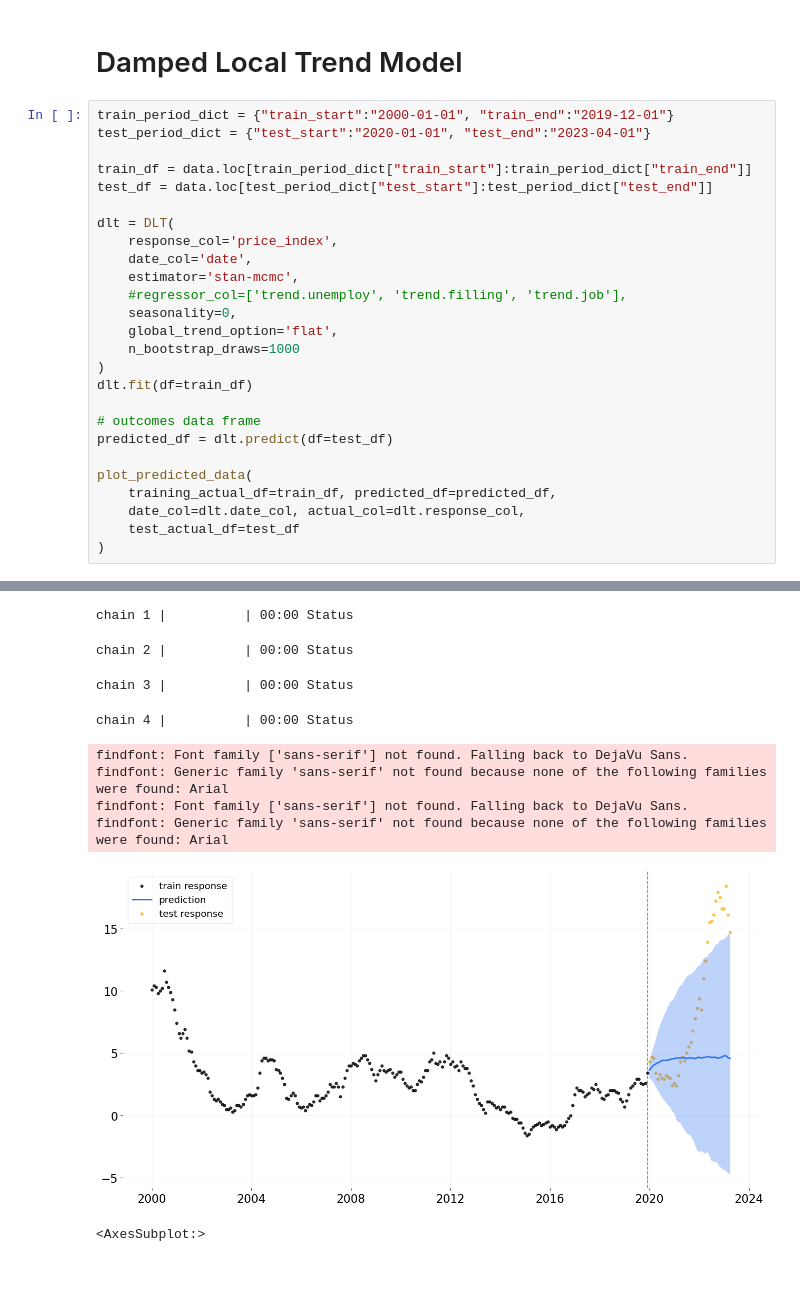
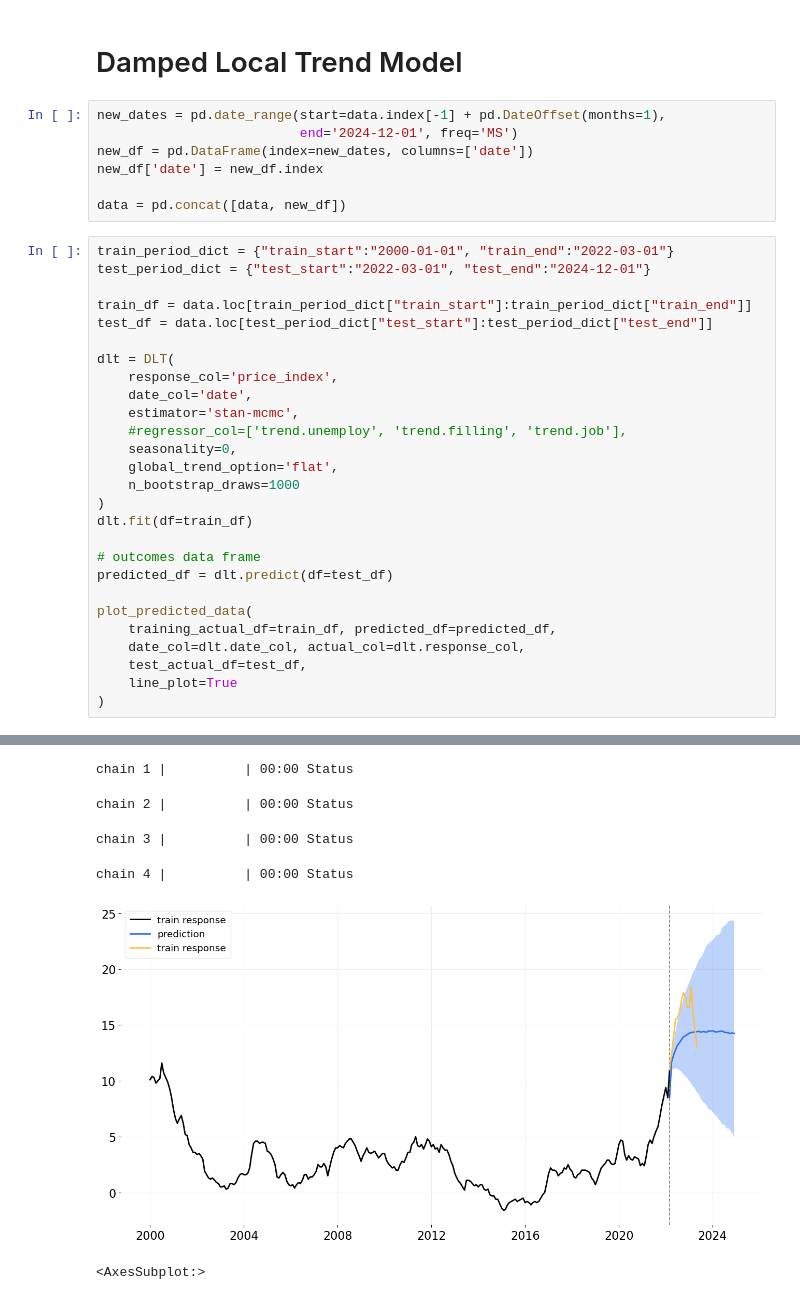
Before and after one commit to szymonsocha/bayesian-time-series-econometrics, a Jupyter notebook: orbit_model/orbit-model.ipynb, the cells around one changed output, grey strips where cells are left out. Cells and saved outputs as stored; diff of their text form; blank space fills up the shorter version.

```diff
--- a/orbit_model/orbit-model.ipynb
+++ b/orbit_model/orbit-model.ipynb
@@ -65,9 +70,16 @@ data.price_index.plot()
 [figure]
 # %% [markdown]
 # Damped Local Trend Model
+# %%
+new_dates = pd.date_range(start=data.index[-1] + pd.DateOffset(months=1),
+                          end='2024-12-01', freq='MS')
+new_df = pd.DataFrame(index=new_dates, columns=['date'])
+new_df['date'] = new_df.index
+
+data = pd.concat([data, new_df])
 # %%
-train_period_dict = {"train_start":"2000-01-01", "train_end":"2019-12-01"}
-test_period_dict = {"test_start":"2020-01-01", "test_end":"2023-04-01"}
+train_period_dict = {"train_start":"2000-01-01", "train_end":"2022-03-01"}
+test_period_dict = {"test_start":"2022-03-01", "test_end":"2024-12-01"}
 
 train_df = data.loc[train_period_dict["train_start"]:train_period_dict["train_end"]]
 test_df = data.loc[test_period_dict["test_start"]:test_period_dict["test_end"]]
@@ -89,6 +101,7 @@ predicted_df = dlt.predict(df=test_df)
 plot_predicted_data(
     training_actual_df=train_df, predicted_df=predicted_df,
     date_col=dlt.date_col, actual_col=dlt.response_col,
-    test_actual_df=test_df
+    test_actual_df=test_df,
+    line_plot=True
 )
 # %% [output]
@@ -96,10 +110,6 @@ plot_predicted_data(
 chain 1 |          | 00:00 Status
 chain 2 |          | 00:00 Status
 chain 3 |          | 00:00 Status
 chain 4 |          | 00:00 Status
+[figure, new version]
-findfont: Font family ['sans-serif'] not found. Falling back to DejaVu Sans.
-findfont: Generic family 'sans-serif' not found because none of the following families were found: Arial
-findfont: Font family ['sans-serif'] not found. Falling back to DejaVu Sans.
-findfont: Generic family 'sans-serif' not found because none of the following families were found: Arial
+<AxesSubplot:>
-[figure, old version]
-<AxesSubplot:>
```
Also changed, not shown: parts of 5 cells of this notebook, 2 other files.
